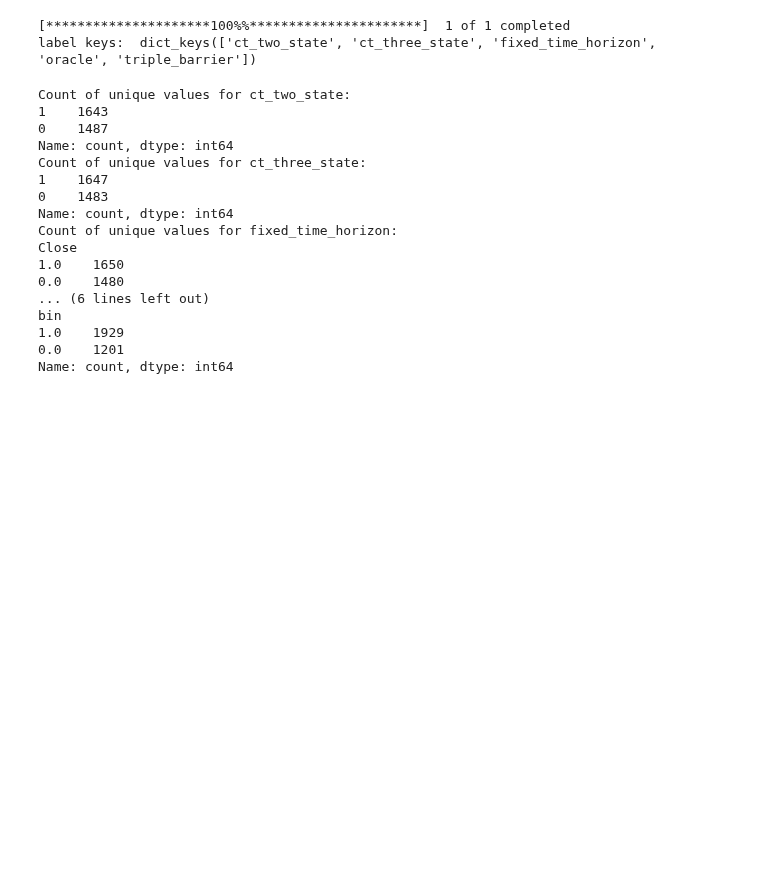
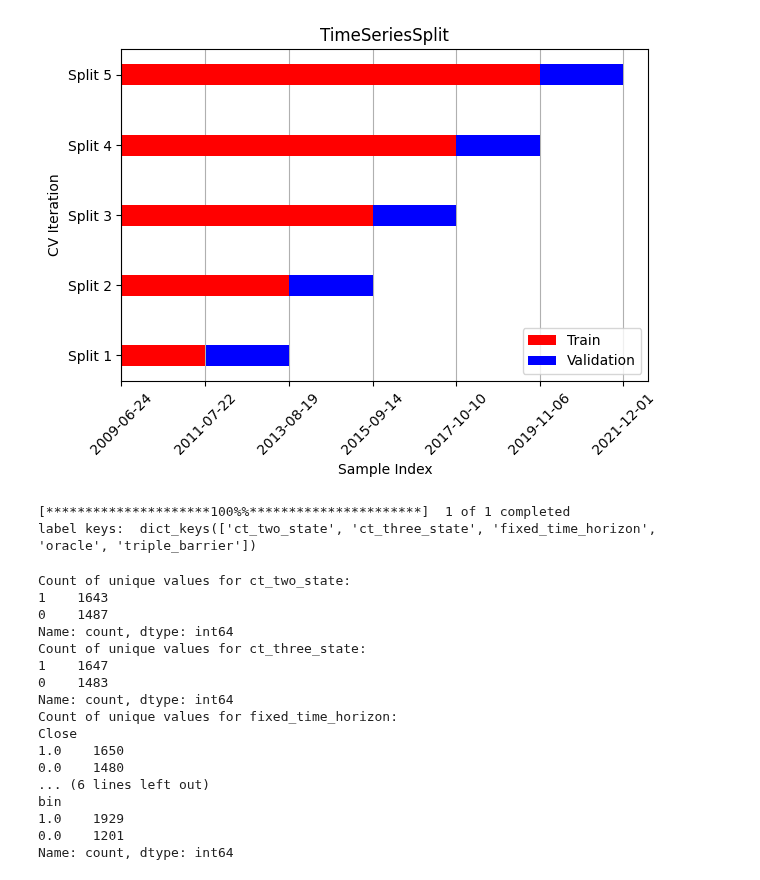
Before and after one commit to MDzaja/MasterThesis, a Jupyter notebook: models/test.ipynb, the cells around one changed output. Drawn from its saved outputs; the diff is of its cells as text; code cells hidden in the pictures; blank space fills up the shorter version.

Commit message:
make transformer as class; plot crossvalidation example

```diff
--- a/models/test.ipynb
+++ b/models/test.ipynb
@@ -28,6 +29,44 @@ from models import CNN_LSTM as cnn_lstm_impl
 from models import utils as model_utils
 from models import transformer as tr_impl
 from labels import utils as lbl_utils
+# %%
+data = model_utils.load_data("/home/mdzaja/MasterThesis/artifacts/assets/GC=F/data/raw/train_2009-06-24_2021-12-01.csv")
+
+tscv = TimeSeriesSplit(n_splits=5)
+
+fig, ax = plt.subplots()
+for i, (train_index, val_index) in enumerate(tscv.split(data)):
+    # Generate a continuous bar for train and validation segments
+    ax.barh(y=i, width=train_index[-1], left=0, height=0.3, color='red', label='Train' if i == 0 else "")
+    ax.barh(y=i, width=val_index[-1] - val_index[0], left=val_index[0], height=0.3, color='blue', label='Validation' if i == 0 else "")
+
+# Formatting plot
+ax.set_xlabel('Sample Index')
+ax.set_yticks(np.arange(5))
+ax.set_yticklabels(['Split %d' % (i + 1) for i in range(5)])
+ax.set_ylabel('CV Iteration')
+ax.set_title('TimeSeriesSplit')
+ax.legend()
+
+# Set the collected x-ticks and labels
+xticks = [train_index[0] for i, (train_index, val_index) in enumerate(tscv.split(data))]
+xticks += [train_index[-1] for i, (train_index, val_index) in enumerate(tscv.split(data))]
+xticks += [val_index[-1] for i, (train_index, val_index) in enumerate(tscv.split(data))]
+xticks = sorted(set(xticks))  # Remove duplicates and sort
+xticklabels = [data.index[xtick].strftime('%Y-%m-%d') for xtick in xticks]
+
+ax.set_xticks(xticks)
+ax.set_xticklabels(xticklabels, rotation=45)
+
+# Add vertical grid only and set grid behind bars
+ax.yaxis.grid(False)  # Disable the horizontal grid
+ax.xaxis.grid(True)   # Enable the vertical grid
+ax.set_axisbelow(True)  # Set grid behind the bars
+
+plt.tight_layout()  # Adjust layout to prevent overlap
+plt.show()
+# %% [output]
+[figure, added]
 # %%
 raw_data, features_df, labels_dict = model_utils.get_aligned_raw_feat_lbl(
     '../artifacts/features/features_2009-06-22_2023-10-30.csv',
```
Also changed, not shown: parts of 1 cell of this notebook, 7 other files.
